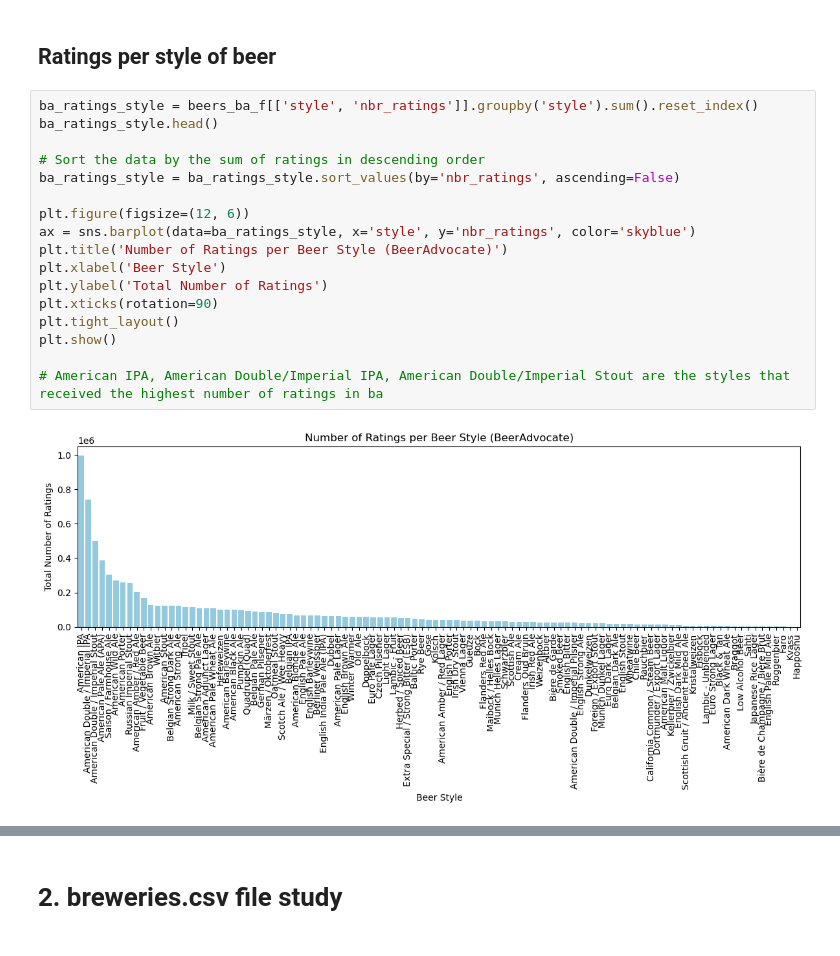
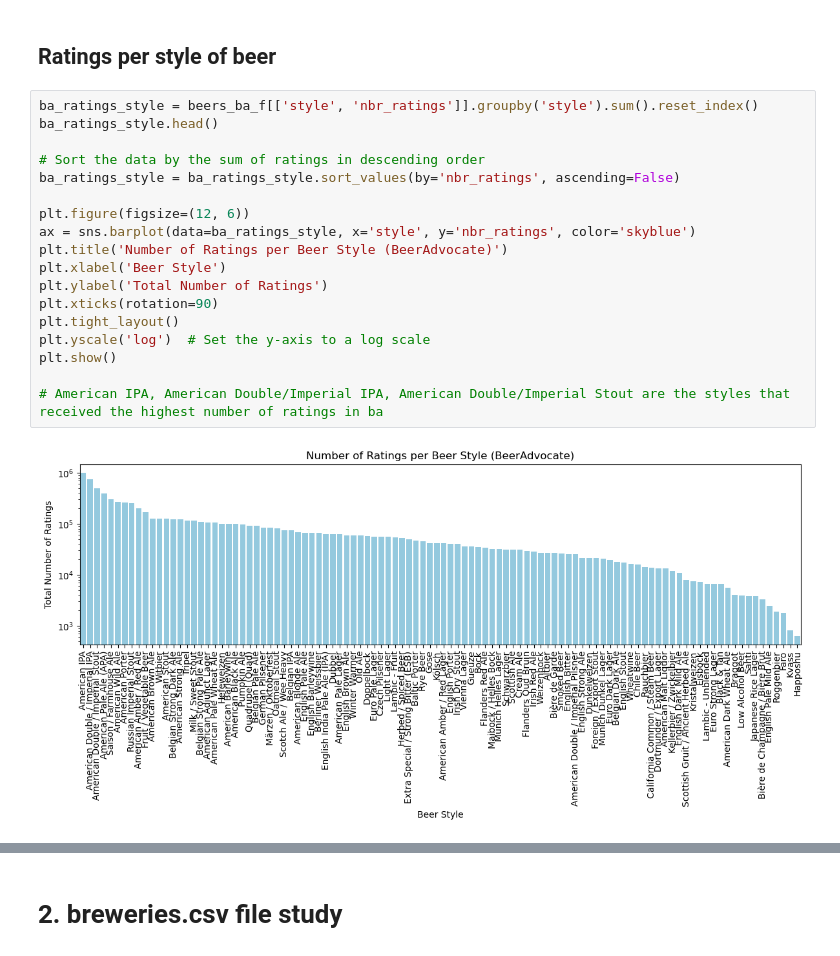
Before and after one commit to epfl-ada/ada-2023-project-dondada, a Jupyter notebook: MilestoneP2.ipynb, the cells around one changed output, grey strips where cells are left out. Cells and saved outputs as stored; diff of their text form.

```diff
--- a/MilestoneP2.ipynb
+++ b/MilestoneP2.ipynb
@@ -319,22 +410,23 @@ plt.show()
 # %%
 ba_ratings_style = beers_ba_f[['style', 'nbr_ratings']].groupby('style').sum().reset_index()
 ba_ratings_style.head()
 
 # Sort the data by the sum of ratings in descending order
 ba_ratings_style = ba_ratings_style.sort_values(by='nbr_ratings', ascending=False)
 
 plt.figure(figsize=(12, 6))
 ax = sns.barplot(data=ba_ratings_style, x='style', y='nbr_ratings', color='skyblue')
 plt.title('Number of Ratings per Beer Style (BeerAdvocate)')
 plt.xlabel('Beer Style')
 plt.ylabel('Total Number of Ratings')
 plt.xticks(rotation=90)
 plt.tight_layout()
+plt.yscale('log')  # Set the y-axis to a log scale
 plt.show()
 
 # American IPA, American Double/Imperial IPA, American Double/Imperial Stout are the styles that received the highest number of ratings in ba
 # %% [output]
-[figure, old version]
+[figure, new version]
 # %%
 rb_ratings_style = beers_rb_f[['style', 'nbr_ratings']].groupby('style').sum().reset_index()
 rb_ratings_style.head()
```
Also changed, not shown: parts of 9 cells of this notebook.
